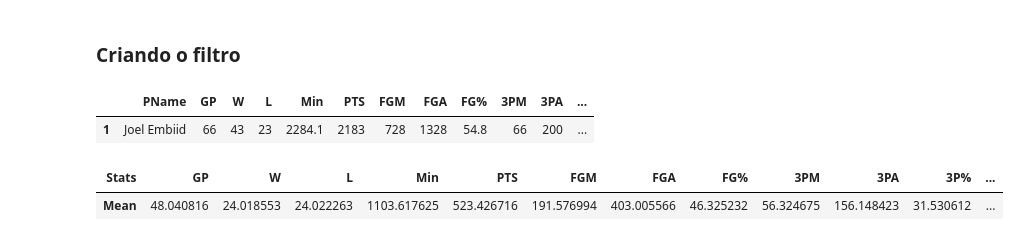
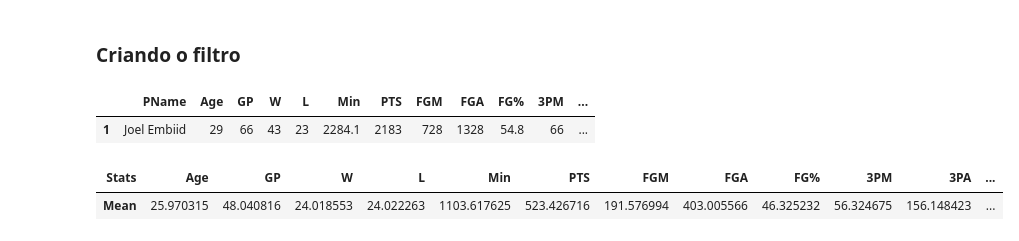
Before and after one commit to joas005/NBA23_data_analysis, a Jupyter notebook: notebooks/notebook.ipynb, the cells around one changed output. Saved outputs shown, nothing was run; the diff lists cells and outputs as text; code cells hidden in the pictures.

```diff
--- a/notebooks/notebook.ipynb
+++ b/notebooks/notebook.ipynb
@@ -1105,25 +1139,25 @@ important_stats = [
 # %%
 player_selected_row = data_merged[data_merged["PName"] == "Joel Embiid"]
-player_df = player_selected_row[important_stats]
+player_df = player_selected_row[player_data]
 
 player_df
 # %% [output]
-|  | PName | GP | W | L | Min | PTS | FGM | FGA | FG% | 3PM | 3PA | ... |
-| 1 | Joel Embiid | 66 | 43 | 23 | 2284.1 | 2183 | 728 | 1328 | 54.8 | 66 | 200 | ... |
+|  | PName | Age | GP | W | L | Min | PTS | FGM | FGA | FG% | 3PM | ... |
+| 1 | Joel Embiid | 29 | 66 | 43 | 23 | 2284.1 | 2183 | 728 | 1328 | 54.8 | 66 | ... |
 # %%
 mean_values = data_merged[
-    important_stats
+    data_to_plot
 ].mean()
 
 df_means = (
     pd.DataFrame(mean_values, columns=["Mean"])
     .reset_index()
     .rename(columns={"index": "Stats"})
 )
 df_means = df_means.set_index('Stats').transpose()
 df_means
 # %% [output]
-| Stats | GP | W | L | Min | PTS | FGM | FGA | FG% | 3PM | 3PA | 3P% | ... |
-| Mean | 48.040816 | 24.018553 | 24.022263 | 1103.617625 | 523.426716 | 191.576994 | 403.005566 | 46.325232 | 56.324675 | 156.148423 | 31.530612 | ... |
+| Stats | Age | GP | W | L | Min | PTS | FGM | FGA | FG% | 3PM | 3PA | ... |
+| Mean | 25.970315 | 48.040816 | 24.018553 | 24.022263 | 1103.617625 | 523.426716 | 191.576994 | 403.005566 | 46.325232 | 56.324675 | 156.148423 | ... |
 # %%
 df_means["PName"] = "Avarege"
```
Also changed, not shown: parts of 13 cells of this notebook, 2 other files.
